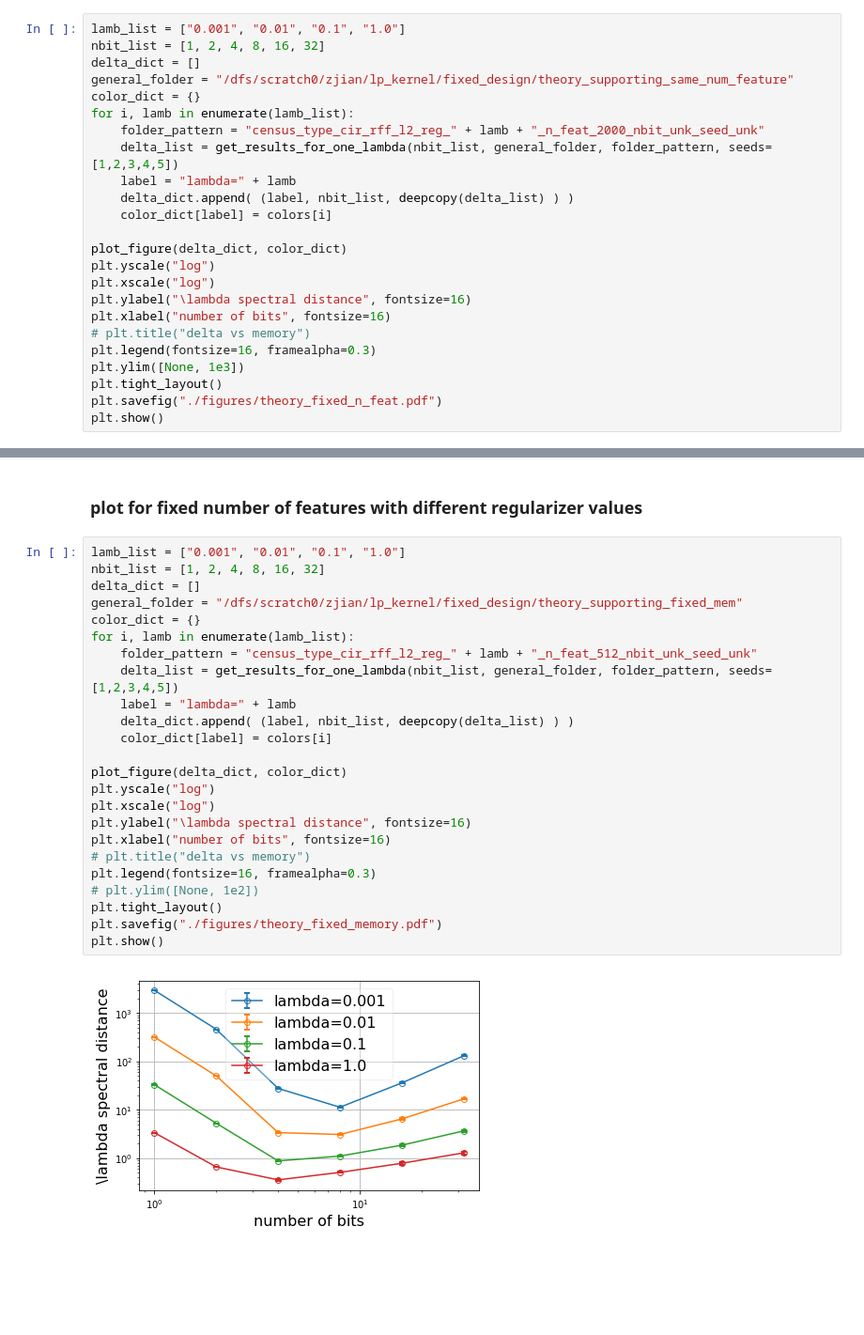
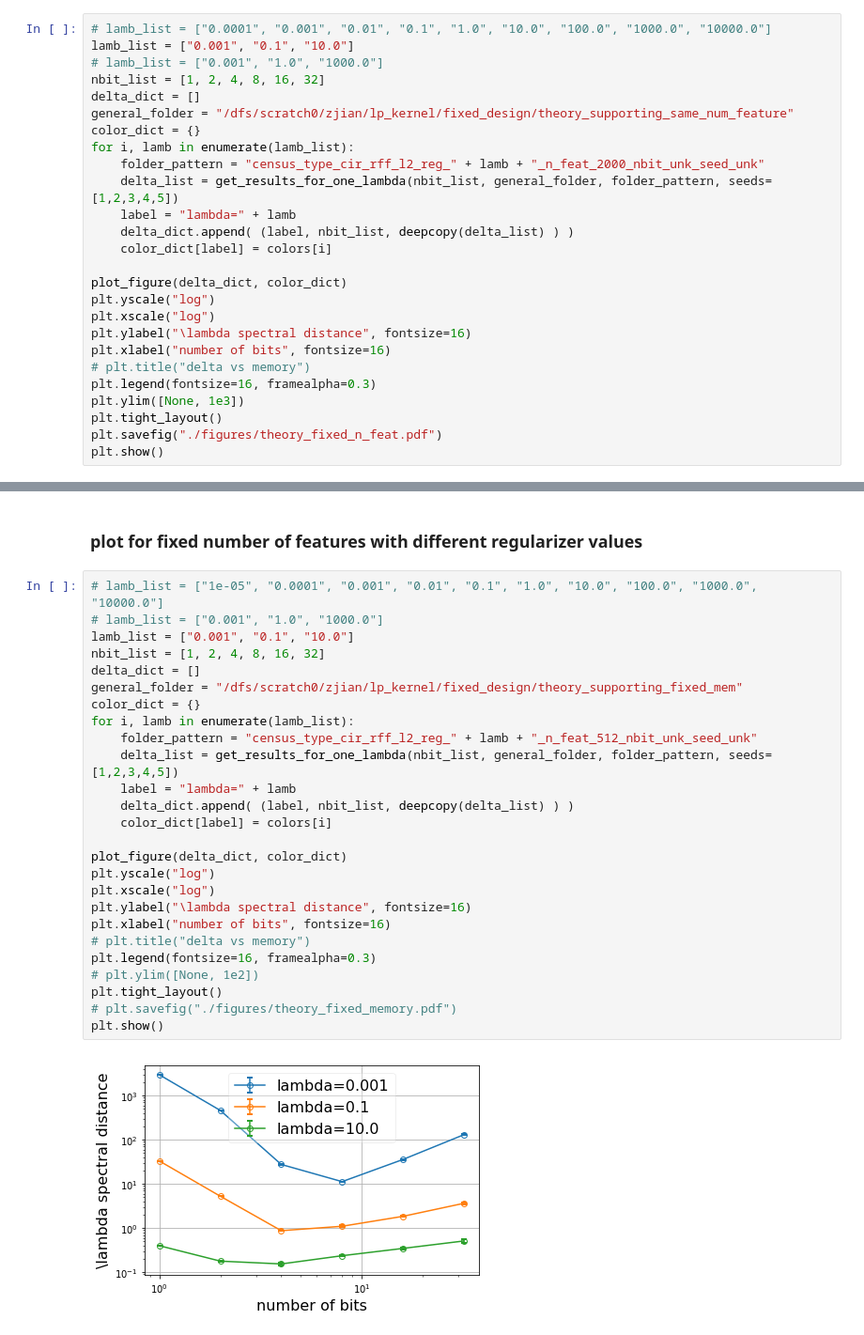
Before and after one commit to JianGoForIt/lp_rffs, a Jupyter notebook: kernel_reg/notebook/theory_supporting_exp.ipynb, the cells around one changed output, grey strips where cells are left out. Shown at 94% size. Cells and saved outputs as stored; diff of their text form; blank space fills up the shorter version.

Commit message:
update theory supporting plot script

```diff
--- a/kernel_reg/notebook/theory_supporting_exp.ipynb
+++ b/kernel_reg/notebook/theory_supporting_exp.ipynb
@@ -43,7 +44,9 @@ def get_results_for_one_lambda(n_bit_list, general_folder_delta,
 prop_cycle = plt.rcParams['axes.prop_cycle']
 colors = prop_cycle.by_key()['color']
 # %%
-lamb_list = ["0.001", "0.01", "0.1", "1.0"]
+# lamb_list = ["0.0001", "0.001", "0.01", "0.1", "1.0", "10.0", "100.0", "1000.0", "10000.0"]
+lamb_list = ["0.001", "0.1", "10.0"]
+# lamb_list = ["0.001", "1.0", "1000.0"]
 nbit_list = [1, 2, 4, 8, 16, 32]
 delta_dict = []
 general_folder = "/dfs/scratch0/zjian/lp_kernel/fixed_design/theory_supporting_same_num_feature"
@@ -71,28 +74,30 @@ plt.show()
 # %% [markdown]
 ### plot for fixed number of features with different regularizer values
 # %%
-lamb_list = ["0.001", "0.01", "0.1", "1.0"]
+# lamb_list = ["1e-05", "0.0001", "0.001", "0.01", "0.1", "1.0", "10.0", "100.0", "1000.0", "10000.0"]
+# lamb_list = ["0.001", "1.0", "1000.0"]
+lamb_list = ["0.001", "0.1", "10.0"]
 nbit_list = [1, 2, 4, 8, 16, 32]
 delta_dict = []
 general_folder = "/dfs/scratch0/zjian/lp_kernel/fixed_design/theory_supporting_fixed_mem"
 color_dict = {}
 for i, lamb in enumerate(lamb_list):
     folder_pattern = "census_type_cir_rff_l2_reg_" + lamb + "_n_feat_512_nbit_unk_seed_unk"
     delta_list = get_results_for_one_lambda(nbit_list, general_folder, folder_pattern, seeds=[1,2,3,4,5])
     label = "lambda=" + lamb
     delta_dict.append( (label, nbit_list, deepcopy(delta_list) ) )
     color_dict[label] = colors[i]
 
 plot_figure(delta_dict, color_dict)
 plt.yscale("log")
 plt.xscale("log")
 plt.ylabel("\lambda spectral distance", fontsize=16)
 plt.xlabel("number of bits", fontsize=16)
 # plt.title("delta vs memory")
 plt.legend(fontsize=16, framealpha=0.3)
 # plt.ylim([None, 1e2])
 plt.tight_layout()
-plt.savefig("./figures/theory_fixed_memory.pdf")
+# plt.savefig("./figures/theory_fixed_memory.pdf")
 plt.show()
 # %% [output]
-[figure, old version]
+[figure, new version]
```
Also changed, not shown: parts of 8 cells of this notebook, 1 other file.
